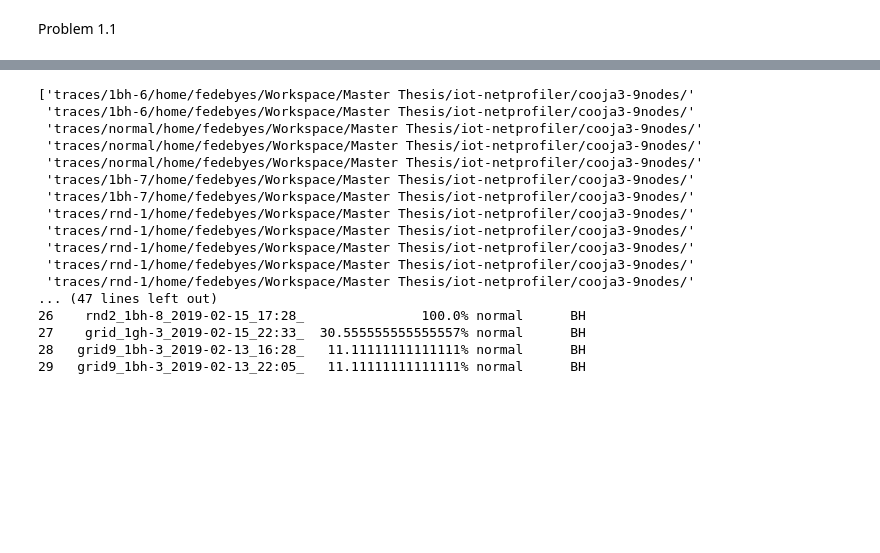
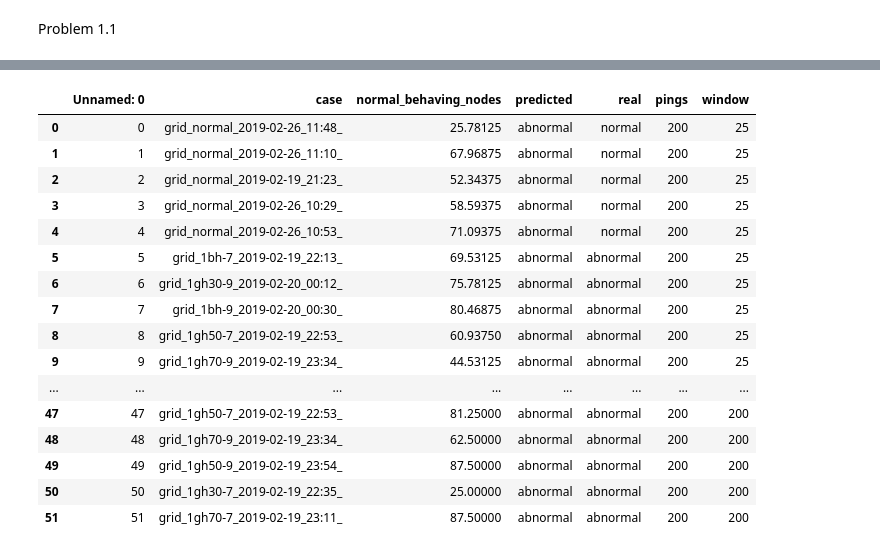
Before and after one commit to ichatz/iot-netprofiler, a Jupyter notebook: results/Results.ipynb, the cells around one changed output, grey strips where cells are left out. Cells and saved outputs as stored; diff of their text form; code cells hidden in the pictures; blank space fills up the shorter version.

Commit message:
Results for kmeans

```diff
--- a/results/Results.ipynb
+++ b/results/Results.ipynb
@@ -70,24 +74,25 @@ Index: []
 # %%
-directory=os.getcwd()+"/cooja3-9nodes/"
-df=pd.read_csv(directory+"/traces/traces.csv", sep='\t', encoding='utf-8')
+directory="../cooja3-16nodes"
+df=pd.read_csv(directory+"/results_total.csv", sep='\t', encoding='utf-8')
 
-results_kmeans,stats_kmeans=analyze_network(directory,df,200,50)
-print(results_kmeans)
+
+
+df
 # %% [output]
-['traces/1bh-6/home/fedebyes/Workspace/Master Thesis/iot-netprofiler/cooja3-9nodes/'
- 'traces/1bh-6/home/fedebyes/Workspace/Master Thesis/iot-netprofiler/cooja3-9nodes/'
- 'traces/normal/home/fedebyes/Workspace/Master Thesis/iot-netprofiler/cooja3-9nodes/'
- 'traces/normal/home/fedebyes/Workspace/Master Thesis/iot-netprofiler/cooja3-9nodes/'
- 'traces/normal/home/fedebyes/Workspace/Master Thesis/iot-netprofiler/cooja3-9nodes/'
- 'traces/1bh-7/home/fedebyes/Workspace/Master Thesis/iot-netprofiler/cooja3-9nodes/'
- 'traces/1bh-7/home/fedebyes/Workspace/Master Thesis/iot-netprofiler/cooja3-9nodes/'
- 'traces/rnd-1/home/fedebyes/Workspace/Master Thesis/iot-netprofiler/cooja3-9nodes/'
- 'traces/rnd-1/home/fedebyes/Workspace/Master Thesis/iot-netprofiler/cooja3-9nodes/'
- 'traces/rnd-1/home/fedebyes/Workspace/Master Thesis/iot-netprofiler/cooja3-9nodes/'
- 'traces/rnd-1/home/fedebyes/Workspace/Master Thesis/iot-netprofiler/cooja3-9nodes/'
- 'traces/rnd-1/home/fedebyes/Workspace/Master Thesis/iot-netprofiler/cooja3-9nodes/'
-... (47 lines left out)
-26    rnd2_1bh-8_2019-02-15_17:28_               100.0% normal      BH
-27    grid_1gh-3_2019-02-15_22:33_  30.555555555555557% normal      BH
-28   grid9_1bh-3_2019-02-13_16:28_   11.11111111111111% normal      BH
-29   grid9_1bh-3_2019-02-13_22:05_   11.11111111111111% normal      BH
+|  | Unnamed: 0 | case | normal_behaving_nodes | predicted | real | pings | window |
+| 0 | 0 | grid_normal_2019-02-26_11:48_ | 25.78125 | abnormal | normal | 200 | 25 |
+| 1 | 1 | grid_normal_2019-02-26_11:10_ | 67.96875 | abnormal | normal | 200 | 25 |
+| 2 | 2 | grid_normal_2019-02-19_21:23_ | 52.34375 | abnormal | normal | 200 | 25 |
+| 3 | 3 | grid_normal_2019-02-26_10:29_ | 58.59375 | abnormal | normal | 200 | 25 |
+| 4 | 4 | grid_normal_2019-02-26_10:53_ | 71.09375 | abnormal | normal | 200 | 25 |
+| 5 | 5 | grid_1bh-7_2019-02-19_22:13_ | 69.53125 | abnormal | abnormal | 200 | 25 |
+| 6 | 6 | grid_1gh30-9_2019-02-20_00:12_ | 75.78125 | abnormal | abnormal | 200 | 25 |
+| 7 | 7 | grid_1bh-9_2019-02-20_00:30_ | 80.46875 | abnormal | abnormal | 200 | 25 |
+| 8 | 8 | grid_1gh50-7_2019-02-19_22:53_ | 60.93750 | abnormal | abnormal | 200 | 25 |
+| 9 | 9 | grid_1gh70-9_2019-02-19_23:34_ | 44.53125 | abnormal | abnormal | 200 | 25 |
+| ... | ... | ... | ... | ... | ... | ... | ... |
+| 47 | 47 | grid_1gh50-7_2019-02-19_22:53_ | 81.25000 | abnormal | abnormal | 200 | 200 |
+| 48 | 48 | grid_1gh70-9_2019-02-19_23:34_ | 62.50000 | abnormal | abnormal | 200 | 200 |
+| 49 | 49 | grid_1gh50-9_2019-02-19_23:54_ | 87.50000 | abnormal | abnormal | 200 | 200 |
+| 50 | 50 | grid_1gh30-7_2019-02-19_22:35_ | 25.00000 | abnormal | abnormal | 200 | 200 |
+| 51 | 51 | grid_1gh70-7_2019-02-19_23:11_ | 87.50000 | abnormal | abnormal | 200 | 200 |
```
Also changed, not shown: parts of 4 cells of this notebook, 2 other files.
